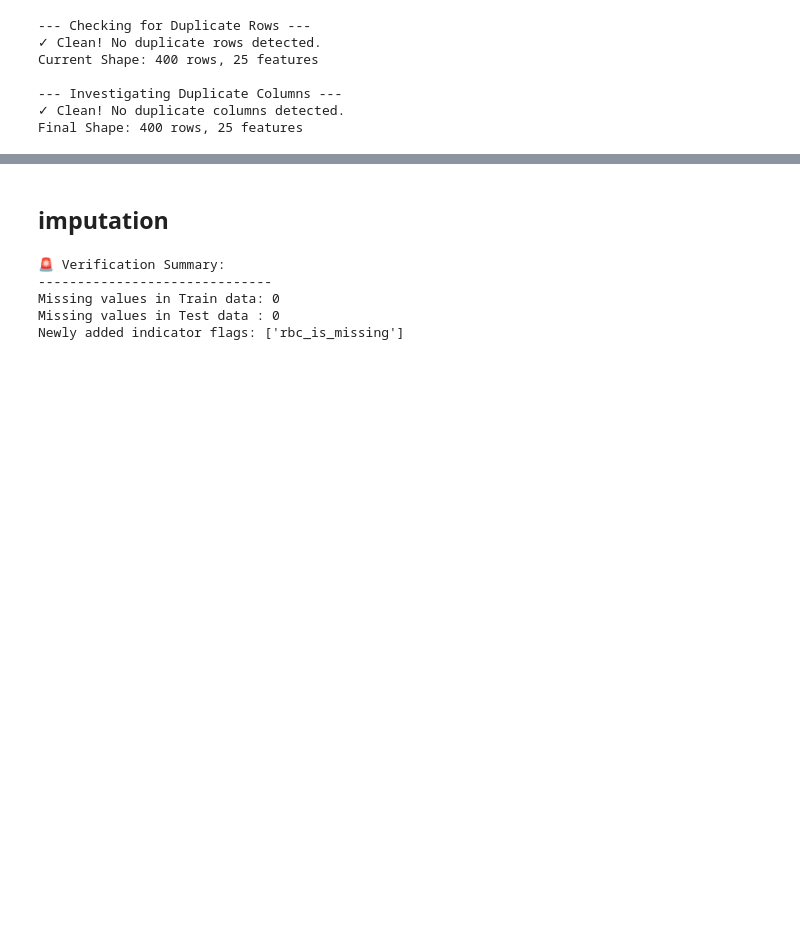
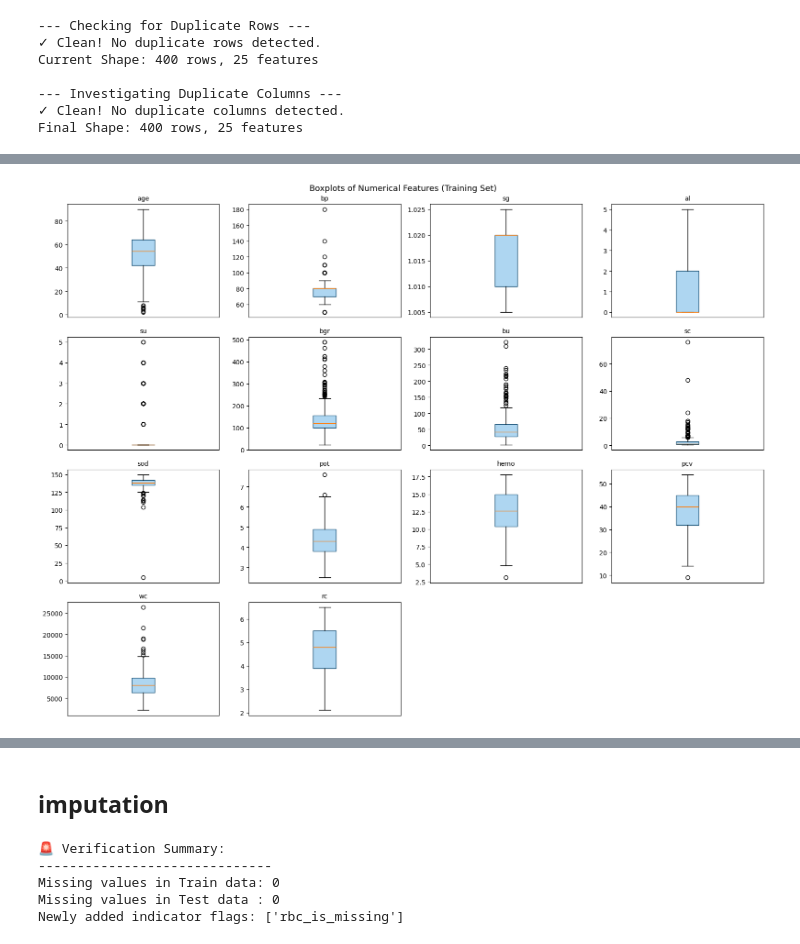
Before and after one commit to ShabeebMhd/CKD_Capstone-Project, a Jupyter notebook: Preprocessing_myself.ipynb, the cells around one changed output, grey strips where cells are left out. Saved outputs shown, nothing was run; the diff lists cells and outputs as text; code cells hidden in the pictures; blank space fills up the shorter version.

```diff
--- a/Preprocessing_myself.ipynb
+++ b/Preprocessing_myself.ipynb
@@ -439,0 +263,11 @@ descriptive
+# %%
+from sklearn.model_selection import train_test_split
+
+X_train, X_test, y_train, y_test = train_test_split(
+    X, y, test_size=0.2, stratify=y, random_state=42
+)
+
+print(f"Training Set : {X_train.shape[0]} records")
+print(f"Testing Set  : {X_test.shape[0]} records")
+print(f"\nClass balance in train:\n{y_train.value_counts()}")
+print(f"\nClass balance in test:\n{y_test.value_counts()}")
@@ -440,3 +344,25 @@ descriptive
+# %%
+# ── Boxplots for visual outlier detection ──────────────────────────────────
+# FIX (NEW STEP): Boxplots were missing in the original notebook
+n_cols = 4
+n_rows = (len(quan) + n_cols - 1) // n_cols
+fig, axes = plt.subplots(n_rows, n_cols, figsize=(16, n_rows * 3))
+axes = axes.flatten()
+
+for i, col in enumerate(quan):
+    axes[i].boxplot(X_train[col].dropna(), patch_artist=True,
+                    boxprops=dict(facecolor='#AED6F1', color='#1A5276'))
+    axes[i].set_title(col, fontsize=10)
+    axes[i].set_xticks([])
+
+for j in range(i + 1, len(axes)):
+    axes[j].set_visible(False)
+
+plt.suptitle('Boxplots of Numerical Features (Training Set)', fontsize=13)
+plt.tight_layout()
+plt.show()
+# %% [output]
+[figure, added]
 # %%
 def OutlierDetector(Quan, descriptive_df, data_df):
     """
```
Also changed, not shown: parts of 67 cells of this notebook.
